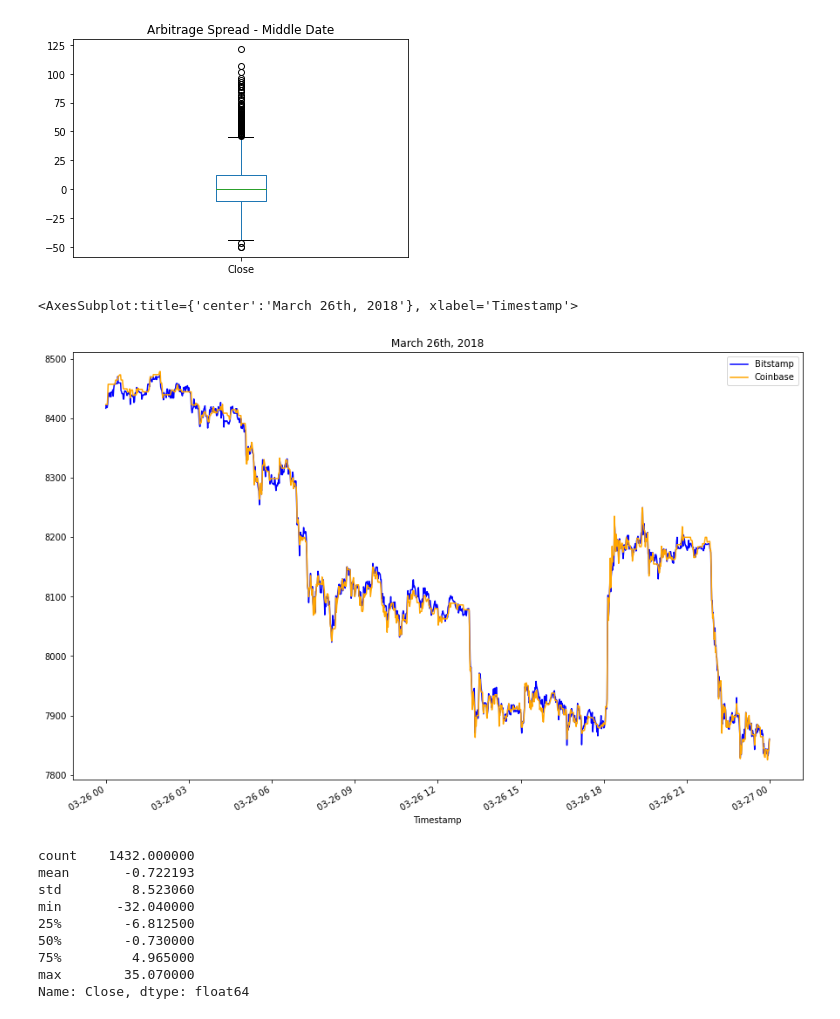
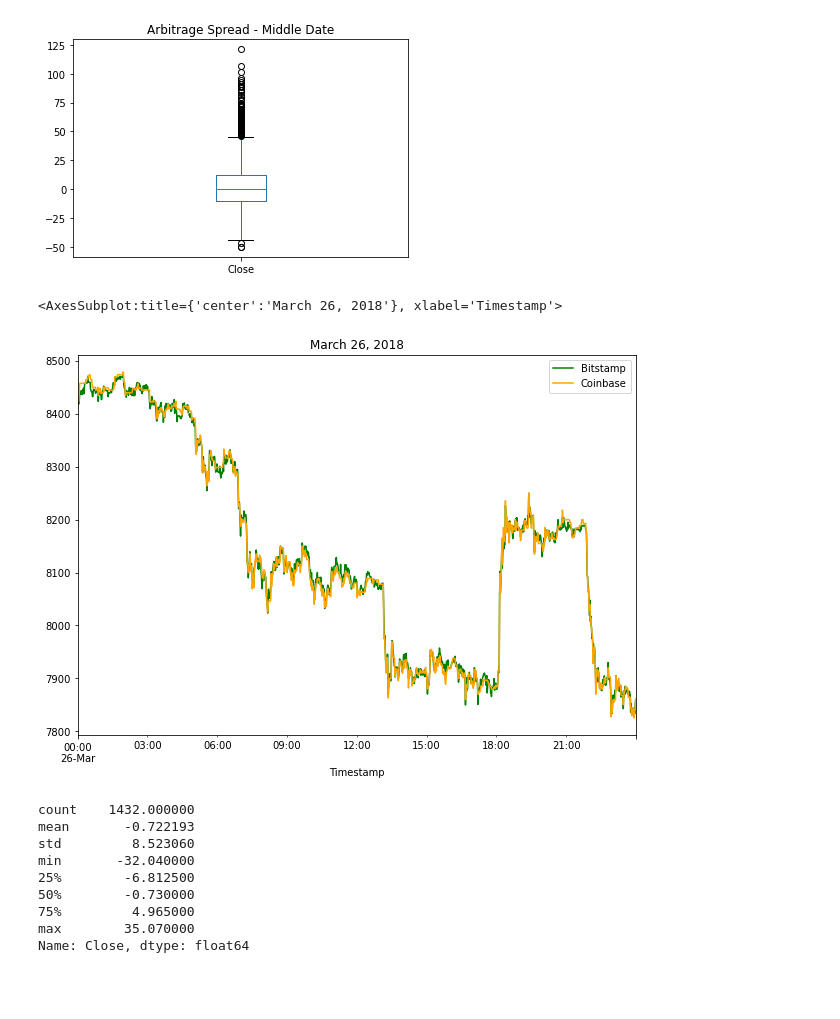
Before and after one commit to JuliaGuanzon/Crypto_Arbitrage, a Jupyter notebook: crypto_arbitrage.ipynb, the cells around one changed output. Drawn from its saved outputs; the diff is of its cells as text; code cells hidden in the pictures; blank space fills up the shorter version.

```diff
--- a/crypto_arbitrage.ipynb
+++ b/crypto_arbitrage.ipynb
@@ -597,10 +618,11 @@ arbitrage_spread_middle.plot(kind='box', title="Arbitrage Spread - Middle Date")
 # %%
 # Create an overlay plot that visualizes the two dataframes over a period of one day from late in the dataset.
 # Be sure that the plots include the parameters `legend`, `figsize`, `title`, `color` and `label`
-# YOUR CODE HERE
+bitstamp_sliced['Close'].loc['2018-03-26':'2018-03-26'].plot(legend=True, figsize=(10, 7), title="March 26, 2018", color="green", label="Bitstamp")
+coinbase_sliced['Close'].loc['2018-03-26':'2018-03-26'].plot(legend=True, figsize=(10, 7), color="orange", label="Coinbase")
 # %% [output]
-<AxesSubplot:title={'center':'March 26th, 2018'}, xlabel='Timestamp'>
+<AxesSubplot:title={'center':'March 26, 2018'}, xlabel='Timestamp'>
-[figure, old version]
+[figure, new version]
 # %%
 # Using the date from the late that you have selected, calculate the arbitrage spread
 # by subtracting the bitstamp lower closing prices from the coinbase higher closing prices
```
Also changed, not shown: parts of 20 cells of this notebook.
